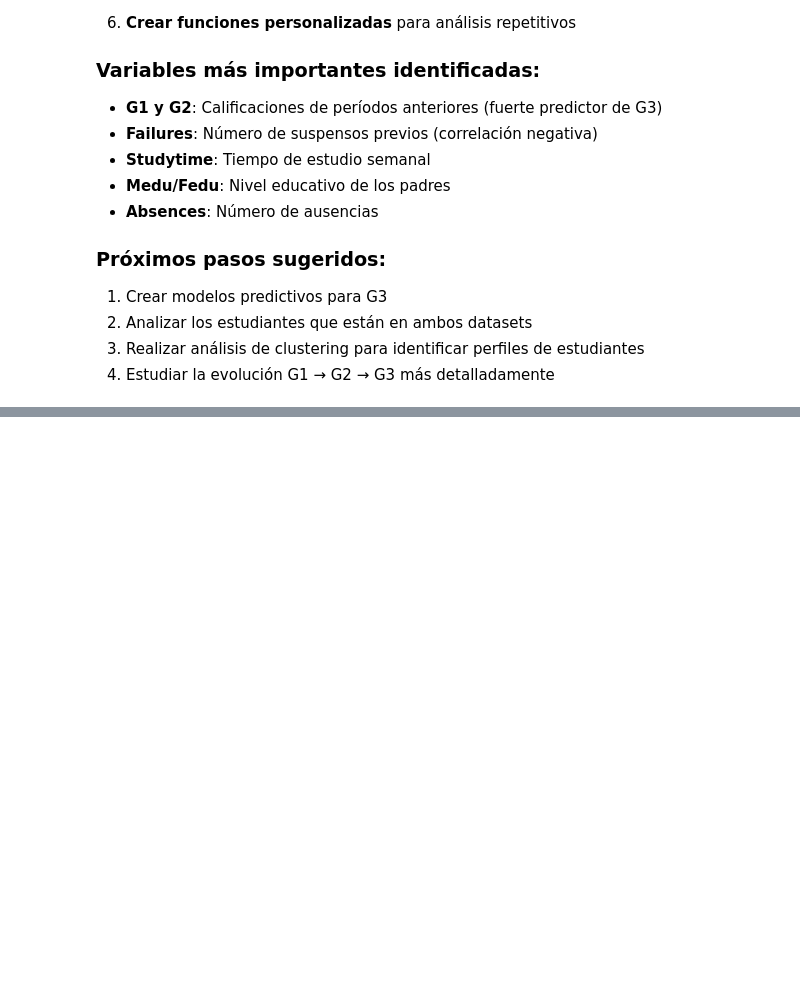
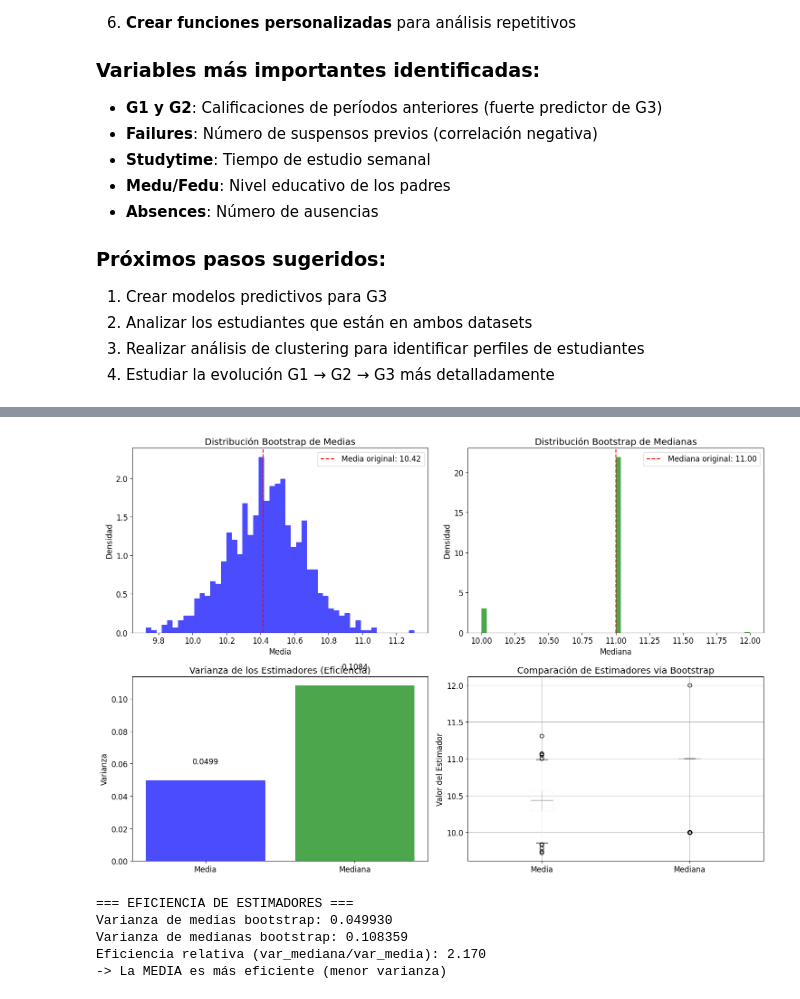
Before and after one commit to moisesbritez92/trabajo_ds_alessandro_moises, a Jupyter notebook: tutorial_student_dataset.ipynb, the cells around one changed output, grey strips where cells are left out. Drawn from its saved outputs; the diff is of its cells as text; code cells hidden in the pictures; blank space fills up the shorter version.

```diff
--- a/tutorial_student_dataset.ipynb
+++ b/tutorial_student_dataset.ipynb
@@ -428,0 +509,60 @@ Con este análisis has aprendido a:
+# %%
+# Visualización de la distribución de estimadores
+fig, axes = plt.subplots(2, 2, figsize=(15, 10))
+
+# Distribución de medias bootstrap
+axes[0,0].hist(resultado_math['medias_bootstrap'], bins=50, alpha=0.7, color='blue', density=True)
+axes[0,0].axvline(resultado_math['media_original'], color='red', linestyle='--',
+                  label=f'Media original: {resultado_math["media_original"]:.2f}')
+axes[0,0].set_title('Distribución Bootstrap de Medias')
+axes[0,0].set_xlabel('Media')
+axes[0,0].set_ylabel('Densidad')
+axes[0,0].legend()
+
+# Distribución de medianas bootstrap
+axes[0,1].hist(resultado_math['medianas_bootstrap'], bins=50, alpha=0.7, color='green', density=True)
+axes[0,1].axvline(resultado_math['mediana_original'], color='red', linestyle='--',
+                  label=f'Mediana original: {resultado_math["mediana_original"]:.2f}')
+axes[0,1].set_title('Distribución Bootstrap de Medianas')
+axes[0,1].set_xlabel('Mediana')
+axes[0,1].set_ylabel('Densidad')
+axes[0,1].legend()
+
+# Comparación de eficiencia (varianza de los estimadores)
+var_medias = np.var(resultado_math['medias_bootstrap'])
+var_medianas = np.var(resultado_math['medianas_bootstrap'])
+
+axes[1,0].bar(['Media', 'Mediana'], [var_medias, var_medianas],
+              color=['blue', 'green'], alpha=0.7)
+axes[1,0].set_title('Varianza de los Estimadores (Eficiencia)')
+axes[1,0].set_ylabel('Varianza')
+axes[1,0].text(0, var_medias + 0.01, f'{var_medias:.4f}', ha='center')
+axes[1,0].text(1, var_medianas + 0.01, f'{var_medianas:.4f}', ha='center')
+
+# Boxplot comparativo
+estimadores_data = pd.DataFrame({
+    'Media': resultado_math['medias_bootstrap'],
+    'Mediana': resultado_math['medianas_bootstrap']
+})
+estimadores_data.boxplot(ax=axes[1,1])
+axes[1,1].set_title('Comparación de Estimadores via Bootstrap')
+axes[1,1].set_ylabel('Valor del Estimador')
+
+plt.tight_layout()
+plt.show()
+
+print(f"\n=== EFICIENCIA DE ESTIMADORES ===")
+print(f"Varianza de medias bootstrap: {var_medias:.6f}")
+print(f"Varianza de medianas bootstrap: {var_medianas:.6f}")
+print(f"Eficiencia relativa (var_mediana/var_media): {var_medianas/var_medias:.3f}")
+if var_medias < var_medianas:
+    print("-> La MEDIA es más eficiente (menor varianza)")
+else:
+    print("-> La MEDIANA es más eficiente (menor varianza)")
+# %% [output]
+[figure, added]
+=== EFICIENCIA DE ESTIMADORES ===
+Varianza de medias bootstrap: 0.049930
+Varianza de medianas bootstrap: 0.108359
+Eficiencia relativa (var_mediana/var_media): 2.170
+-> La MEDIA es más eficiente (menor varianza)
```
Also changed, not shown: parts of 13 cells of this notebook, 8 other files.
